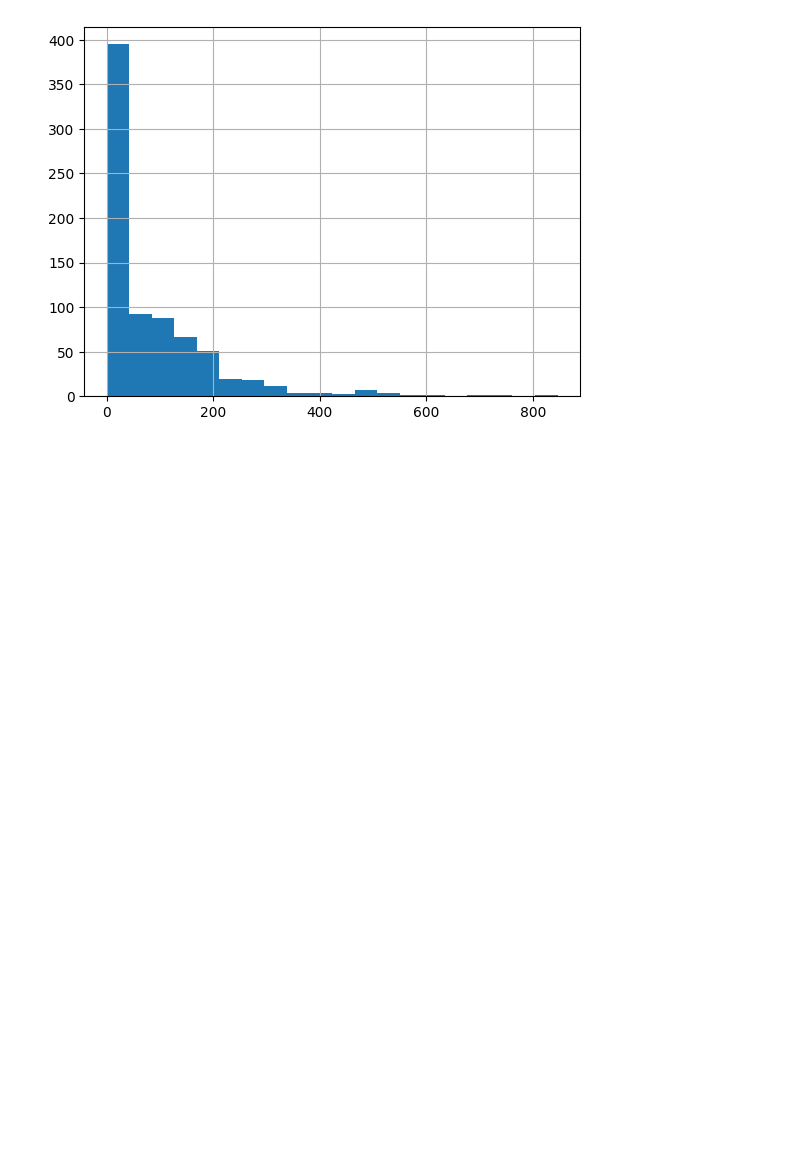
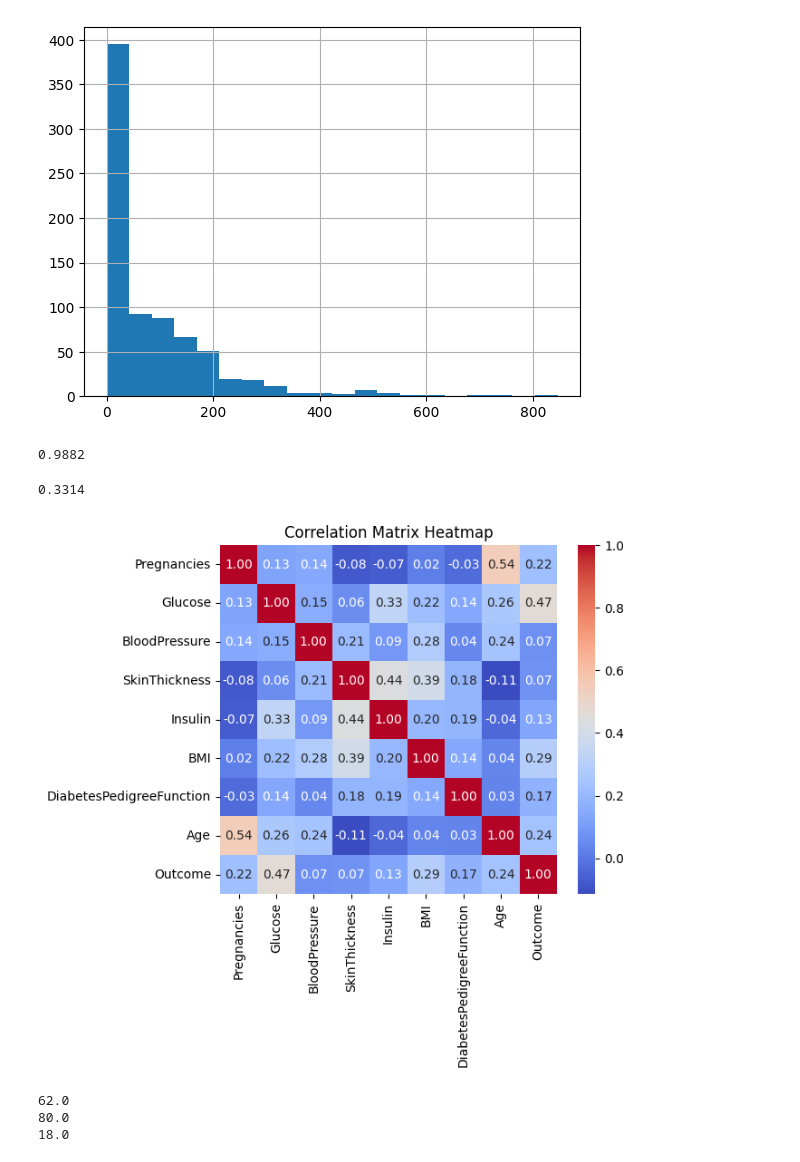
Before and after one commit to gowtham-dd/Data-Science-Basics, a Jupyter notebook: Statistics.ipynb, the cells around one changed output. Cells and saved outputs as stored; diff of their text form; code cells hidden in the pictures; blank space fills up the shorter version.

```diff
--- a/Statistics.ipynb
+++ b/Statistics.ipynb
@@ -35,0 +30,48 @@ df['Insulin'].hist(bins=20)
+# %%
+orbital_period = [88, 225, 365, 687, 4331, 10756, 30687, 60190]    # days
+dist_from_sun = [58, 108, 150, 228, 778, 1400, 2900,4500] # million km
+# Observe that a linear relationship is imperfect
+print(round(s.correlation(orbital_period, dist_from_sun), 4))
+# %% [output]
+0.9882
+# %%
+import pandas as pd
+df=pd.read_csv('/content/diabetes.csv')
+df
+print(round(s.correlation(df['Insulin'], df['Glucose']), 4))
+# %% [output]
+0.3314
+# %%
+# prompt: draw a heatmap with corelation values of all columns
+
+import matplotlib.pyplot as plt
+import seaborn as sns
+
+# Calculate the correlation matrix
+correlation_matrix = df.corr()
+
+# Create the heatmap
+plt.figure(figsize=(6, 5))  # Adjust figure size as needed
+sns.heatmap(correlation_matrix, annot=True, cmap='coolwarm', fmt=".2f")
+plt.title('Correlation Matrix Heatmap')
+plt.show()
+# %% [output]
+[figure, added]
+# %%
+#IQR using Numpy
+
+import numpy as np
+data = df['BloodPressure']
+
+Q1 = np.percentile(data, 25)
+# Third quartile (Q3)
+Q3 = np.percentile(data, 75)
+# Interquaritle range (IQR)
+IQR = Q3 - Q1
+print(Q1)
+print(Q3)
+print(IQR)
+# %% [output]
+62.0
+80.0
+18.0
```
Also changed, not shown: parts of 12 cells of this notebook.
